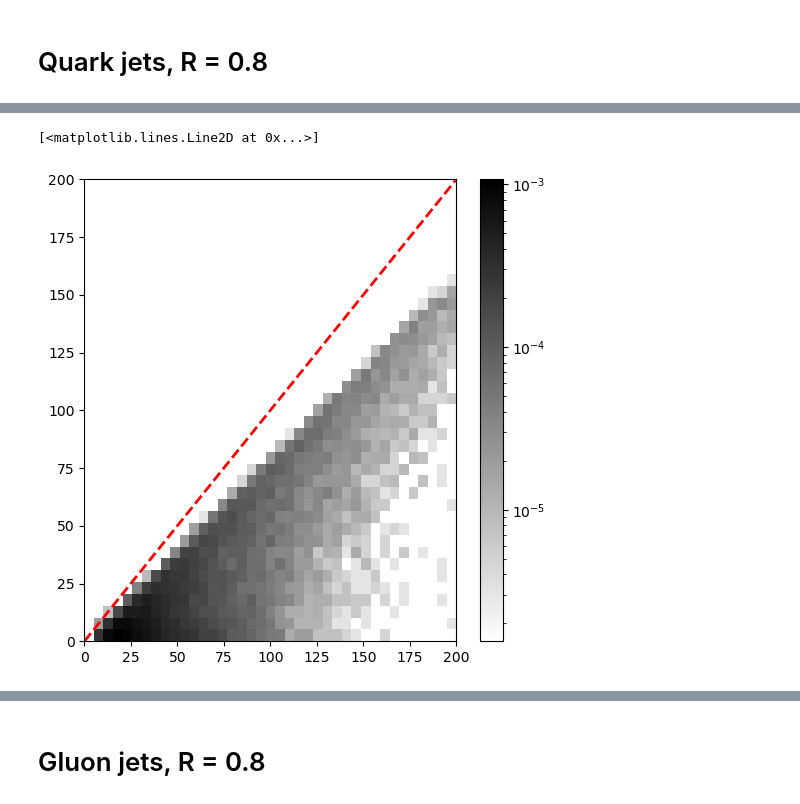
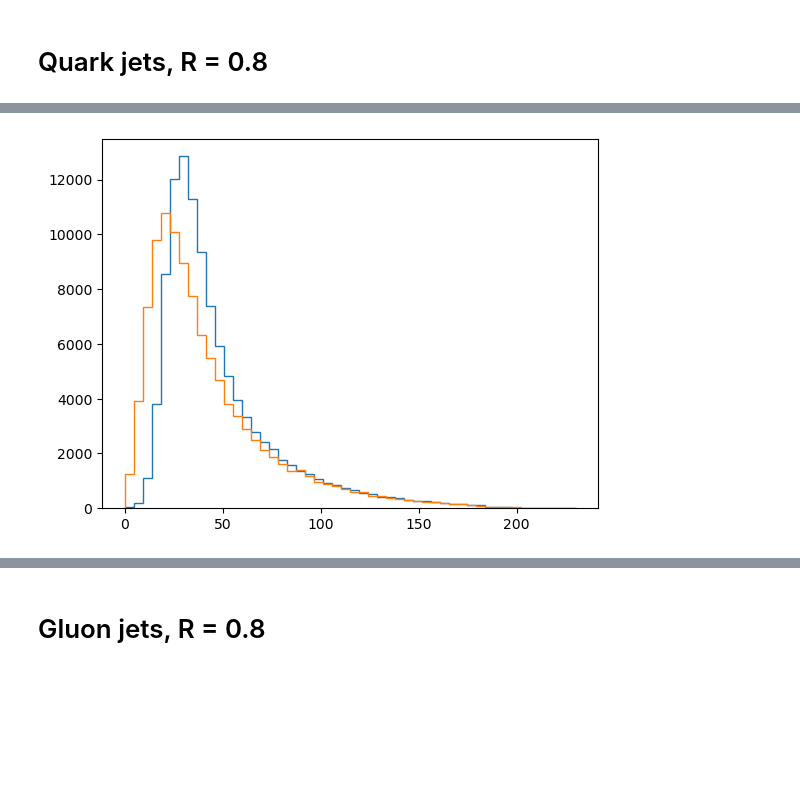
Before and after one commit to SamBT/safeUncalculable, a Jupyter notebook: makePlots.ipynb, the cells around one changed output, grey strips where cells are left out. Saved outputs shown, nothing was run; the diff lists cells and outputs as text; code cells hidden in the pictures; blank space fills up the shorter version.

```diff
--- a/makePlots.ipynb
+++ b/makePlots.ipynb
@@ -49,6 +49,25 @@ test = test[perm]
 test_labels = test_labels[perm]
 
 del perm
+# %%
+import vector
+
+hmult = np.count_nonzero(htest[:,:,0],axis=1)
+pmult = np.count_nonzero(ptest[:,:,0],axis=1)
+
+vars = ['pt','eta','phi','e']
+hdata = get_vars('q',vars,hlevel=True,efrac=False)
+h1, h2 = train_test_split(hdata,train_size=0.5,random_state=rng1)
+h2, h3 = train_test_split(h2,train_size=0.5,random_state=rng2)
+
+pdata = get_vars('q',vars,hlevel=False,efrac=False)
+p1, p2 = train_test_split(pdata,train_size=0.5,random_state=rng1)
+p2, p3 = train_test_split(p2,train_size=0.5,random_state=rng2)
+
+del hdata, pdata, h1, h3, p1, p3
+
+hvec = vector.array({"pt":h2[:,0],"eta":h2[:,1],"phi":h2[:,2],"E":h2[:,3]})
+pvec = vector.array({"pt":p2[:,0],"eta":p2[:,1],"phi":p2[:,2],"E":p2[:,3]})
 # %%
 # Evaluate mean/std of AUCs for spectral and non-spectral EFNs
 efns = glob.glob("keras_models/qjet_EFN_zpT_iter*.keras")
@@ -132,10 +223,6 @@ angularity_p = np.sum(theta_p*z_p,axis=1)
-# %%
-plt.figure(figsize=(6,6))
-x = np.linspace(0,200,40)
-from matplotlib.colors import LogNorm
-h2 = plt.hist2d(emds,np.abs(angularity_h-angularity_p),bins=(x,x),norm=LogNorm(),density=True,cmap='binary')
-plt.colorbar()
-plt.plot(x,x,linestyle='--',color='red',linewidth=2)
-# %% [output]
-[<matplotlib.lines.Line2D at 0x...>]
-[figure, removed]
+# %%
+plt.figure()
+h1,bins,_ = plt.hist(hvec.mass,bins=50,histtype='step')
+h1,bins,_ = plt.hist(pvec.mass,bins=bins,histtype='step')
+# %% [output]
+[figure, added]
```
Also changed, not shown: parts of 36 cells of this notebook, 2 other files.
